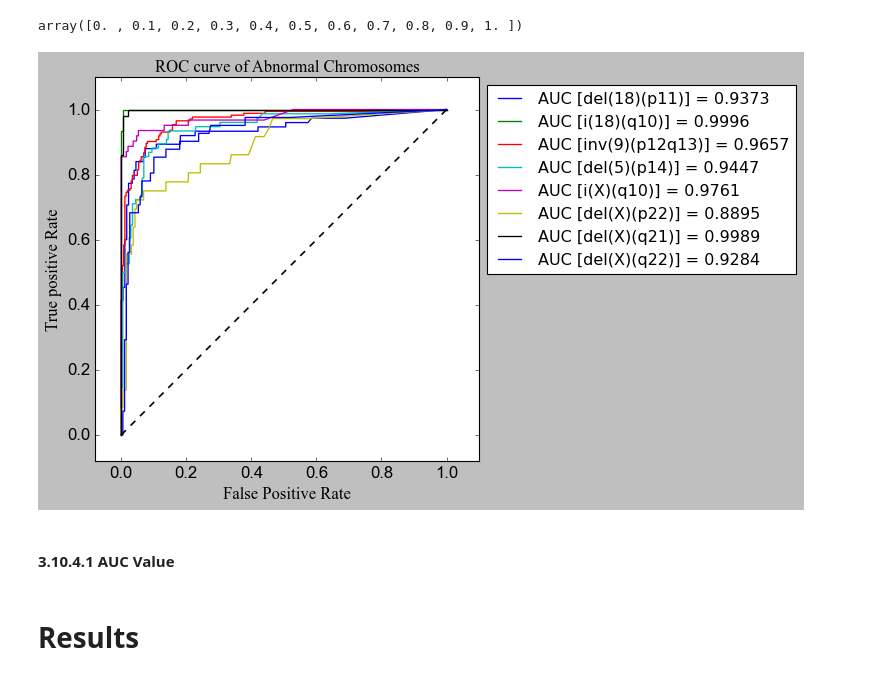
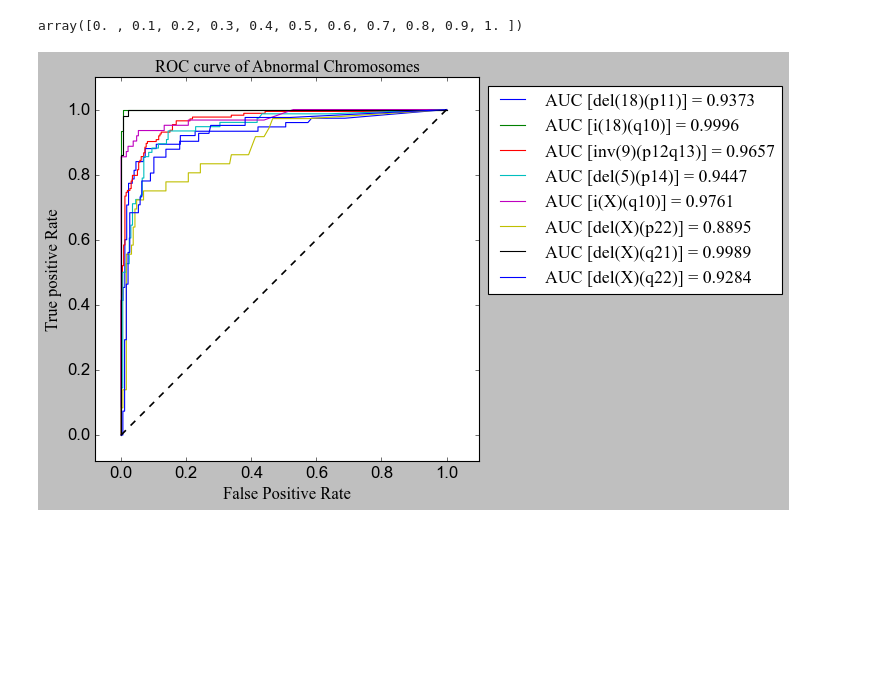
Before and after one commit to YangChuan80/MachineLearning, a Jupyter notebook: KaryotypingPinnacle/CNN/ROC/Integrated_ROC_Combined.ipynb, the cells around one changed output. Cells and saved outputs as stored; diff of their text form; code cells hidden in the pictures; blank space fills up the shorter version.

```diff
--- a/KaryotypingPinnacle/CNN/ROC/Integrated_ROC_Combined.ipynb
+++ b/KaryotypingPinnacle/CNN/ROC/Integrated_ROC_Combined.ipynb
@@ -15,7 +16,8 @@ label_convert = {'chr_18_p11_deletion': 'del(18)(p11)',
                  'chr_18_q10_isochromosome': 'i(18)(q10)',
                  'chr_9_inversion': 'inv(9)(p12q13)',
                  'chr_5_p14_deletion': 'del(5)(p14)',
+                 'chr_x_q22_deletion': 'del(X)(q22)',
                  'chr_x_isochromosome': 'i(X)(q10)',
                  'chr_x_p22_cnv': 'del(X)(p22)',
-                 'chr_x_q21_cnv': 'del(X)(q21)',
-                 'chr_x_q22_deletion': 'del(X)(q22)'}
+                 'chr_x_q21_cnv': 'del(X)(q21)'
+                 }
@@ -63,32 +70,32 @@ array([0. , 0.1, 0.2, 0.3, 0.4, 0.5, 0.6, 0.7, 0.8, 0.9, 1. ])
 # %%
 fig = plt.figure()
 plt.style.use('classic')
 
 ax = fig.add_subplot(111)
 
 for item in label:
-    plt.plot(fpr_all[item], tpr_all[item], linewidth=1.2,
+    plt.plot(fpr_all[item], tpr_all[item],  linewidth=1.0,
              label='AUC [' + label_convert[item] + '] = ' + str(round(auc_value[item],4)))
 
-    ax.legend(bbox_to_anchor=(1,1),  loc="upper left")
+
+    font = font_manager.FontProperties(family='Times New Roman',weight='regular',style='normal', size=16)
+    ax.legend(bbox_to_anchor=(1, 1),  loc="upper left", prop=font)
 
 plt.plot(x, y, '--', color='black', linewidth=1.5)
 
 plt.title('ROC curve of Abnormal Chromosomes', fontsize=15, fontname = 'Times New Roman')
 plt.xlabel('False Positive Rate', fontsize=15, fontname = 'Times New Roman')
 plt.ylabel('True positive Rate', fontsize=15, fontname = 'Times New Roman')
 
 ax.set_aspect('equal', adjustable='box')
 
 plt.xlim(-0.08, 1.1)
 plt.ylim(-0.08, 1.1)
 
 plt.xticks(fontsize=15, fontname = 'Arial')
 plt.yticks(fontsize=15, fontname = 'Arial')
 
-plt.savefig('ROC_Curve_Combination.png', dpi=400, bbox_inches='tight')
+plt.savefig('ROC_Curve_Combination.png', dpi=600, bbox_inches='tight')
 plt.show()
 # %% [output]
-[figure, old version]
+[figure, new version]
-# %% [markdown]
-#### 3.10.4.1 AUC Value
@@ -100,2 +101,0 @@ for item in label:
-# %% [markdown]
-# Results
```
Also changed, not shown: parts of 10 cells of this notebook, 1 other file.
